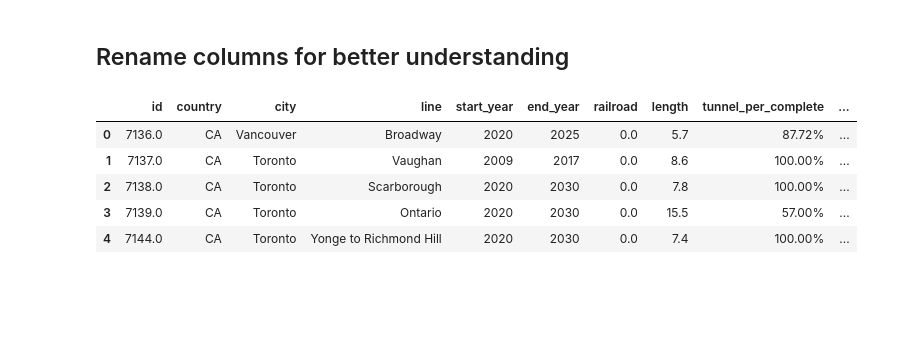
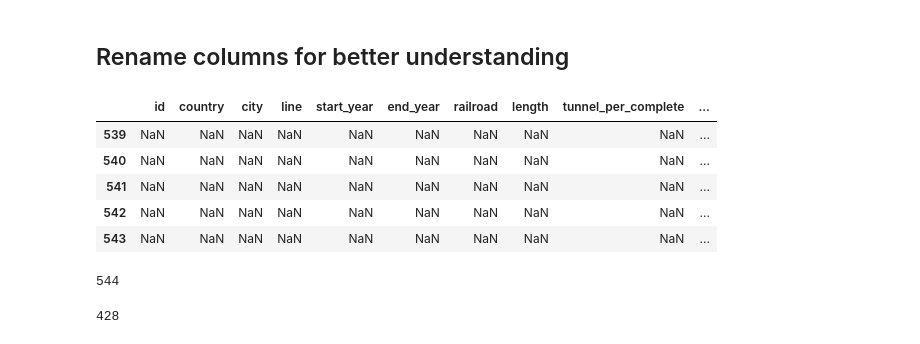
Before and after one commit to jessicaspaun/TidyTuesday, a Jupyter notebook: 2021/2021-01-05.ipynb, the cells around one changed output. Saved outputs shown, nothing was run; the diff lists cells and outputs as text; code cells hidden in the pictures; blank space fills up the shorter version.

```diff
--- a/2021/2021-01-05.ipynb
+++ b/2021/2021-01-05.ipynb
@@ -17,11 +21,15 @@ Index(['e', 'country', 'city', 'line', 'start_year', 'end_year', 'rr',
 transit_cost.rename(columns={'e':'id', 'rr':'railroad','lenght':'proposed_length','tunnel_per':'tunnel_per_complete',
                             'tunnel':'tunnel_length_complete','cost':'local_cost'}, inplace=True)
 # %%
-transit_cost.head()
+transit_cost.tail()
 # %% [output]
 |  | id | country | city | line | start_year | end_year | railroad | length | tunnel_per_complete | ... |
-| 0 | 7136.0 | CA | Vancouver | Broadway | 2020 | 2025 | 0.0 | 5.7 | 87.72% | ... |
-| 1 | 7137.0 | CA | Toronto | Vaughan | 2009 | 2017 | 0.0 | 8.6 | 100.00% | ... |
-| 2 | 7138.0 | CA | Toronto | Scarborough | 2020 | 2030 | 0.0 | 7.8 | 100.00% | ... |
-| 3 | 7139.0 | CA | Toronto | Ontario | 2020 | 2030 | 0.0 | 15.5 | 57.00% | ... |
-| 4 | 7144.0 | CA | Toronto | Yonge to Richmond Hill | 2020 | 2030 | 0.0 | 7.4 | 100.00% | ... |
+| 539 | NaN | NaN | NaN | NaN | NaN | NaN | NaN | NaN | NaN | ... |
+| 540 | NaN | NaN | NaN | NaN | NaN | NaN | NaN | NaN | NaN | ... |
+| 541 | NaN | NaN | NaN | NaN | NaN | NaN | NaN | NaN | NaN | ... |
+| 542 | NaN | NaN | NaN | NaN | NaN | NaN | NaN | NaN | NaN | ... |
+| 543 | NaN | NaN | NaN | NaN | NaN | NaN | NaN | NaN | NaN | ... |
+# %%
+len(transit_cost)
+# %% [output]
+544
@@ -28,3 +41,7 @@ transit_cost.head()
+# %%
+len(transit_cost)
+# %% [output]
+428
 # %%
 transit_cost.describe()
 # %% [output]
```
Also changed, not shown: parts of 22 cells of this notebook.
